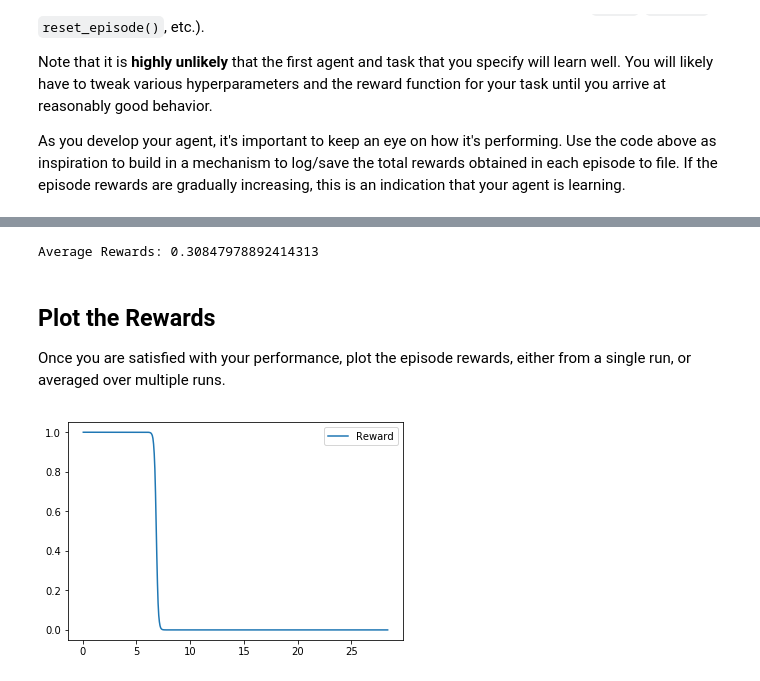
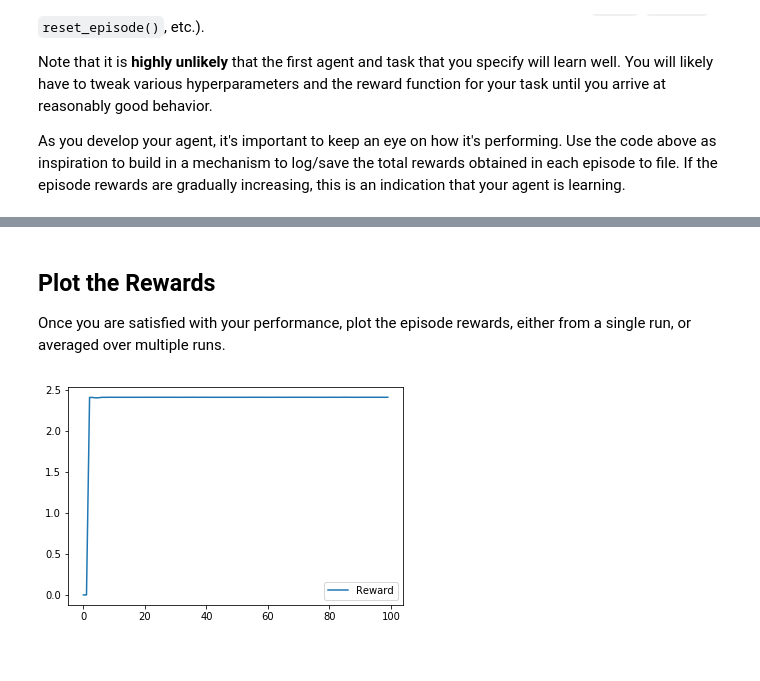
Before and after one commit to ezhilvendhan/RL-Quadcopter-2, a Jupyter notebook: Quadcopter_Project.ipynb, the cells around one changed output, grey strips where cells are left out. Cells and saved outputs as stored; diff of their text form; code cells hidden in the pictures.

```diff
--- a/Quadcopter_Project.ipynb
+++ b/Quadcopter_Project.ipynb
@@ -223,7 +223,7 @@ num_episodes = 100
 target_pos = np.array([10., 10., 10.])
 task = Task(target_pos=target_pos)
 agent = DDPG(task)
-
+learning_rewards = []
 for i_episode in range(1, num_episodes+1):
     state = agent.reset_episode() # start a new episode
     while True:
@@ -232,8 +232,9 @@ for i_episode in range(1, num_episodes+1):
         agent.step(action, reward, next_state, done)
         state = next_state
         if done:
-            print("\rEpisode = {:4d}, score = {:7.3f} (best = {:7.3f})".format(
+            print("\rEpisode = {:4d}, score = {:7.5f} (best = {:7.5f})".format(
                 i_episode, agent.score, agent.best_score), end="")  # [debug]
+            learning_rewards.append(agent.score)
             break
     sys.stdout.flush()
 # %% [output]
@@ -286,47 +292,3 @@ The autoreload extension is already loaded. To reload it, use:
-# %%
-import csv
-import numpy as np
-from task import Task
-from agents.agent import DDPG
-
-# Modify the values below to give the quadcopter a different starting position.
-runtime = 100.                                     # time limit of the episode
-init_pose = np.array([0., 0., 10., 0., 0., 0.])  # initial pose
-init_velocities = np.array([0., 0., 0.])         # initial velocities
-init_angle_velocities = np.array([0., 0., 0.])   # initial angle velocities
-
-# Setup
-task = Task(init_pose, init_velocities, init_angle_velocities, runtime)
-done = False
-labels = ['time', 'x', 'y', 'z', 'phi', 'theta', 'psi', 'x_velocity',
-          'y_velocity', 'z_velocity', 'phi_velocity', 'theta_velocity',
-          'psi_velocity', 'rotor_speed1', 'rotor_speed2', 'rotor_speed3', 'rotor_speed4', 'reward', 'l_drag']
-
-# Run the simulation, and save the results.
-all_results = []
-total_rewards = 0.0
-count = 0
-for idx in range(10):
-    state = agent.reset_episode()
-    task = Task(init_pose, init_velocities, init_angle_velocities, runtime)
-    ddpg_results = {x : [] for x in labels}
-    while True:
-        rotor_speeds = agent.act(state)
-        next_state, _, done = task.step(rotor_speeds)
-        state = next_state
-        to_write = [task.sim.time] + list(task.sim.pose) + list(task.sim.v) \
-            + list(task.sim.angular_v) + list(rotor_speeds) + [task.get_reward()] + list(task.sim.find_body_velocity())
-        for ii in range(len(labels)):
-            ddpg_results[labels[ii]].append(to_write[ii])
-        if done:
-            all_results.append(ddpg_results)
-            total_rewards += np.sum(ddpg_results['reward'])
-            count += len(ddpg_results['reward'])
-            break
-
-print("Average Rewards: {}".format(total_rewards / count))
-# %% [output]
-Average Rewards: 0.30847978892414313
 # %% [markdown]
 ## Plot the Rewards
 
@@ -334,12 +296,11 @@ Once you are satisfied with your performance, plot the episode rewards, either f
 # %%
 import matplotlib.pyplot as plt
 %matplotlib inline
-ddpg_results = all_results[1]
-plt.plot(ddpg_results['time'], ddpg_results['reward'], label='Reward')
+plt.plot(range(100), learning_rewards, label='Reward')
 plt.legend()
 _ = plt.ylim()
 # %% [output]
-[figure, old version]
+[figure, new version]
 # %%
 plt.plot(ddpg_results['time'], ddpg_results['x'], label='x')
 plt.plot(ddpg_results['time'], ddpg_results['y'], label='y')
```
Also changed, not shown: parts of 14 cells of this notebook, 1 other file.
